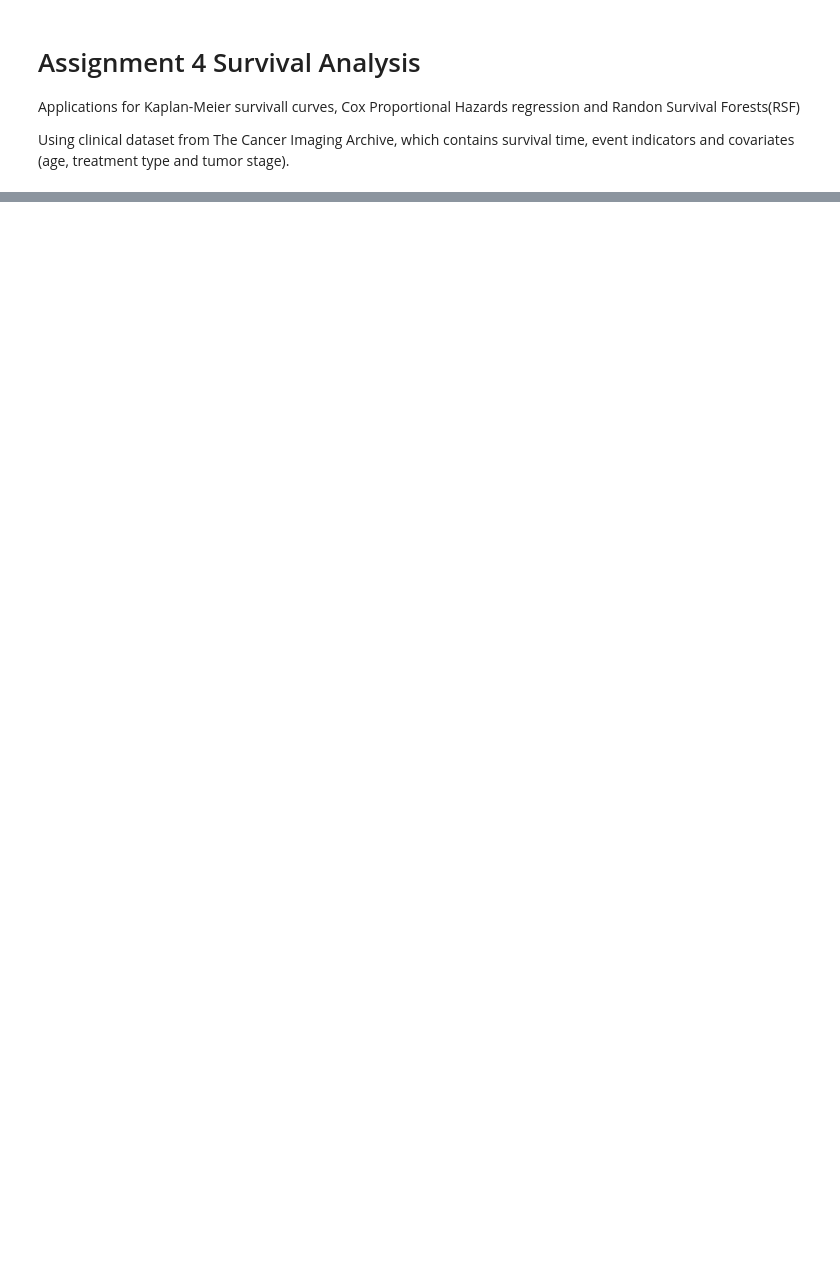
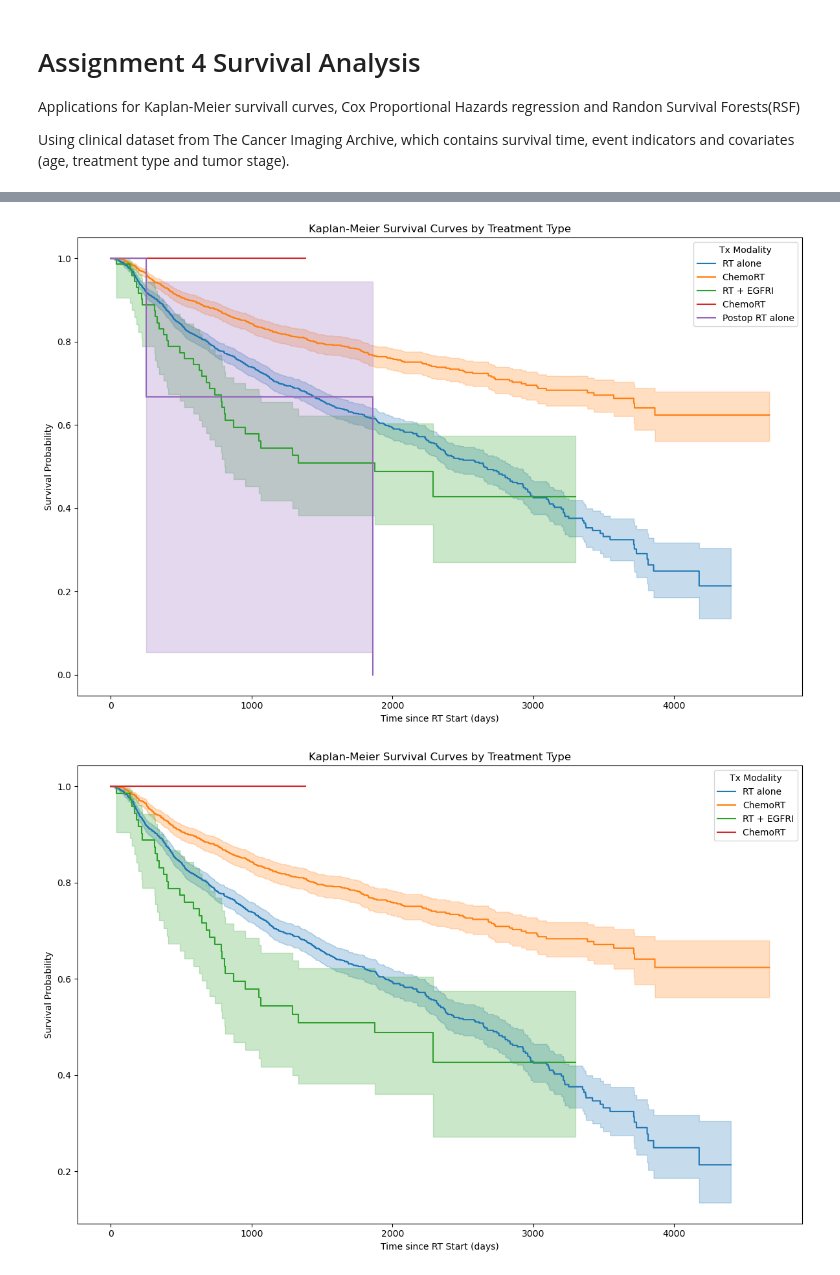
Before and after one commit to simranw67/BINF-5507-Materials, a Jupyter notebook: Assignment4/Scripts/main.ipynb, the cells around one changed output, grey strips where cells are left out. Saved outputs shown, nothing was run; the diff lists cells and outputs as text; code cells hidden in the pictures; blank space fills up the shorter version.

```diff
--- a/Assignment4/Scripts/main.ipynb
+++ b/Assignment4/Scripts/main.ipynb
@@ -59,14 +99,63 @@ survival_data = Surv.from_dataframe("event", "time", clinical_data)
 # %%
-# Generate survival curves
+# Survival Curves For Treatment Type
 
-# Fit the Kaplan-Meier estimator
-kmf = KaplanMeierFitter()
-kmf.fit(data['week'], event_observed=data['arrest'])
+# Drop any remaining missing values for required columns
+treatment_type = cancersurviv
+treatment_type = cancersurviv.dropna(subset=['Tx Modality', 'time', 'event'])
+
+# Get a list of unique treatment types
+modalities = treatment_type['Tx Modality'].unique()
+
+# Initialize the figure
+plt.figure(figsize=(12, 8))
+kmf_treatment = KaplanMeierFitter()
+
+# Loop through each treatment type and plot the survival curves
+for modality in modalities:
+    #Filter for the current treatment type
+    mask = treatment_type["Tx Modality"] == modality
+    # Fit the Kaplan-Meier estimator
+    kmf_treatment.fit(durations=treatment_type[mask]['time'],
+                      event_observed=treatment_type[mask]['event'], label=modality)
+    # Plot the survival function
+    kmf_treatment.plot_survival_function()
 
 # Plot the Kaplan-Meier curve
-kmf.plot_survival_function()
-plt.title('Kaplan-Meier Curve')
-plt.xlabel('Time (weeks)')
+plt.title('Kaplan-Meier Survival Curves by Treatment Type')
+plt.xlabel('Time since RT Start (days)')
 plt.ylabel('Survival Probability')
+plt.legend(title='Tx Modality')
+plt.tight_layout()
 plt.show()
+
+# Cleaned figure with low count treatment types removed
+# Filter out treatment types with low counts
+filtered_df = treatment_type.copy()
+filtered_df = filtered_df[filtered_df['Tx Modality'] != 'Postop RT alone']
+
+modalities = filtered_df['Tx Modality'].unique()
+# Initialize the figure
+plt.figure(figsize=(12, 8))
+kmf_treatment_clean = KaplanMeierFitter()
+
+# Loop through each treatment type and plot the survival curves
+for modality in modalities:
+    #Filter for the current treatment type
+    mask = filtered_df["Tx Modality"] == modality
+    # Fit the Kaplan-Meier estimator
+    kmf_treatment.fit(durations=filtered_df[mask]['time'],
+                      event_observed=filtered_df[mask]['event'], label=modality)
+    # Plot the survival function
+    kmf_treatment.plot_survival_function()
+
+# Plot the Kaplan-Meier curve
+plt.title('Kaplan-Meier Survival Curves by Treatment Type')
+plt.xlabel('Time since RT Start (days)')
+plt.ylabel('Survival Probability')
+plt.legend(title='Tx Modality')
+plt.tight_layout()
+plt.show()
+# %% [output]
+[figure, added]
+[figure, added]
 # %%
```
Also changed, not shown: parts of 17 cells of this notebook.
